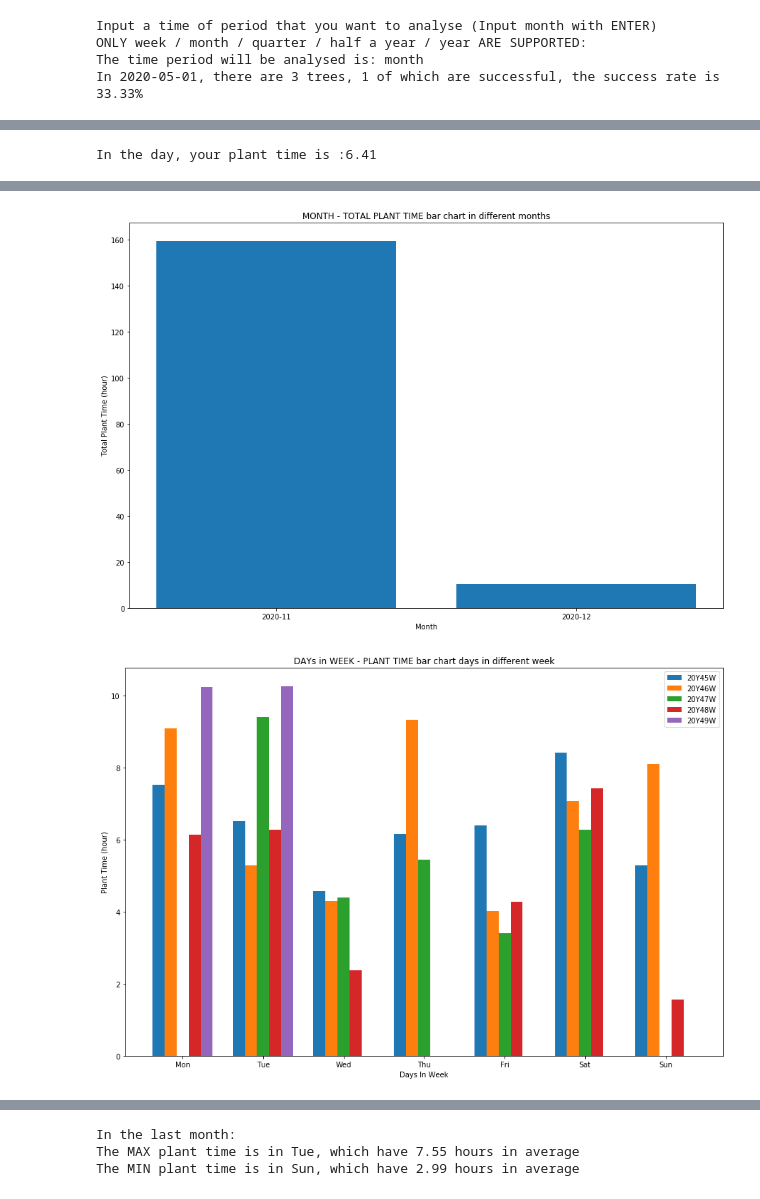
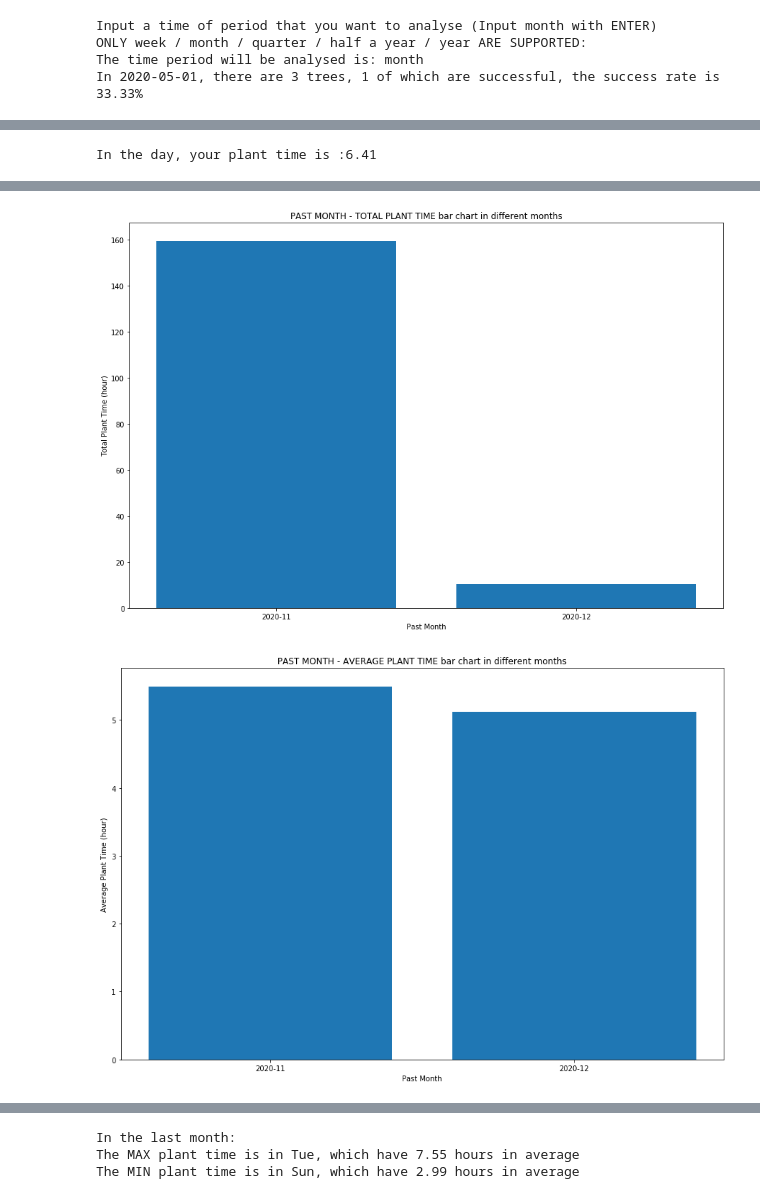
Before and after one commit to blackdogtop/Forest-Analysis, a Jupyter notebook: Forest-Analysis.ipynb, the cells around one changed output, grey strips where cells are left out. Drawn from its saved outputs; the diff is of its cells as text; code cells hidden in the pictures.

```diff
--- a/Forest-Analysis.ipynb
+++ b/Forest-Analysis.ipynb
@@ -378,36 +397,43 @@ if __name__ == '__main__':
     # plant time analysis
     p = PlantTimeAnalysis(df)
     plantDayTime = p.plantTimeInDay('2019-01-13')  # get plant time in the specific date
     print('In the day, your plant time is :{}'.format(plantDayTime))
 
     days, times = p.plantTimeInPeriod()
     Chart.pltChart(Chart, days, times, chartType='line',
                    xLabel='Date', yLabel='Plant Time (hour)',
                    title='DATE-PLANT TIME line chart every day in a month')  # plot plant time in days
 
-    months, monthlyPlantTime = p.monthlyPlantTime(days)
+    months, monthlyPlantTime = p.monthlyPlantTime(days, times)
     Chart.pltChart(Chart, months, monthlyPlantTime, chartType='bar',
-                  xLabel='Month', yLabel='Total Plant Time (hour)',
-                  title='MONTH - TOTAL PLANT TIME bar chart in different months')  # plot average plant time in months
+                  xLabel='Past Month', yLabel='Total Plant Time (hour)',
+                  title='PAST MONTH - TOTAL PLANT TIME bar chart in different months'
+                  )  # plot total plant time in past months
 
-    weekIndex, plantTimeInWeeks = p.weeklyPlantTime(days)
+    months, averageMonPlantTime = p.averageMonthlyPlantTime(days, times)
+    Chart.pltChart(Chart, months, averageMonPlantTime, chartType='bar',
+                  xLabel='Past Month', yLabel='Average Plant Time (hour)',
+                  title='PAST MONTH - AVERAGE PLANT TIME bar chart in different months'
+                  )  # plot average plant time in past months
+
+    weekIndex, plantTimeInWeeks = p.weeklyPlantTime(days, times)
     Chart.pltChart(Chart, Time.daysInWeekList, plantTimeInWeeks,
                    chartType='bar', xLabel='Days In Week', yLabel='Plant Time (hour)',
                    title='DAYs in WEEK - PLANT TIME bar chart days in different week',
                    label=weekIndex)  # plot days plant time in weeks
 
     avePlantTimeInWeeks = p.aveDaysInWeekPlantTime(weekIndex, plantTimeInWeeks)
     Chart.pltChart(Chart, Time.daysInWeekList, avePlantTimeInWeeks, chartType='bar',
                   xLabel='Days in Week', yLabel='Average Plant Time (hour)',
                   title='DAYs in WEEK - AVERAGE PLANT TIME bat chart')  # plot average days plant time in weeks
 # %% [output]
 Input a time of period that you want to analyse (Input month with ENTER)
 ONLY week / month / quarter / half a year / year ARE SUPPORTED:
 The time period will be analysed is: month
 In 2020-05-01, there are 3 trees, 1 of which are successful, the success rate is 33.33%
 [figure]
 [figure]
 In the day, your plant time is :6.41
 [figure]
-[figure, old version]
+[figure, new version]
-[figure, old version]
+[figure, new version]
```
Also changed, not shown: parts of 2 cells of this notebook.
